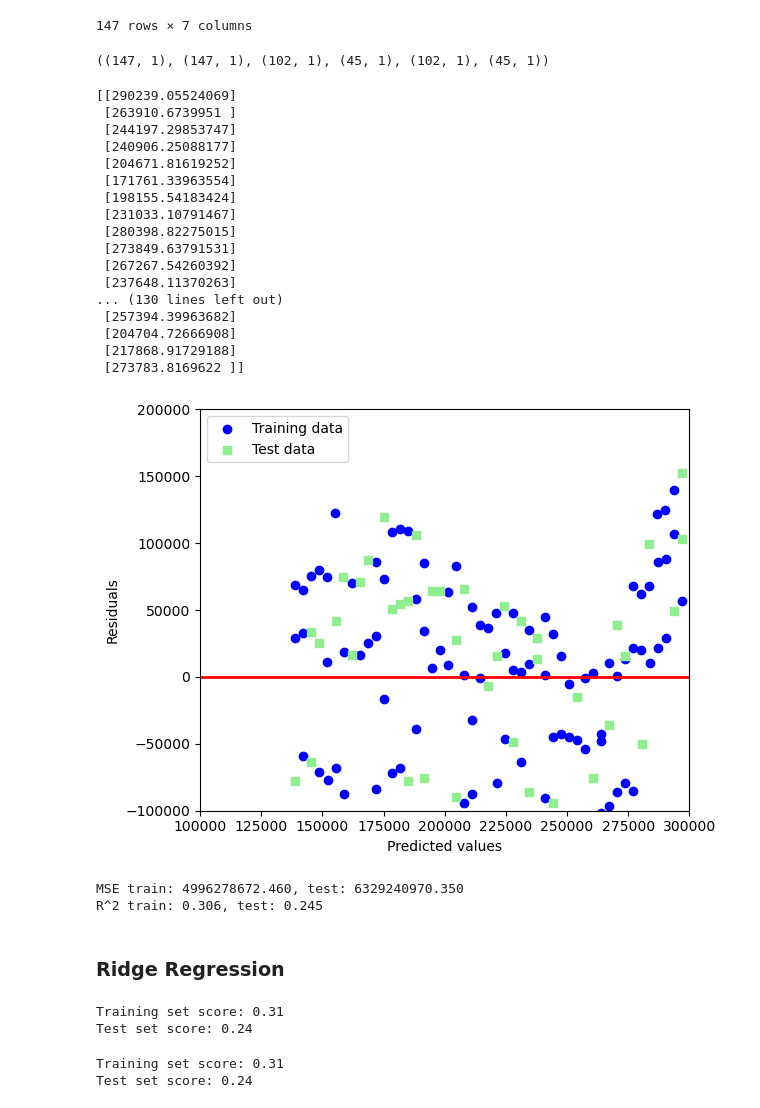
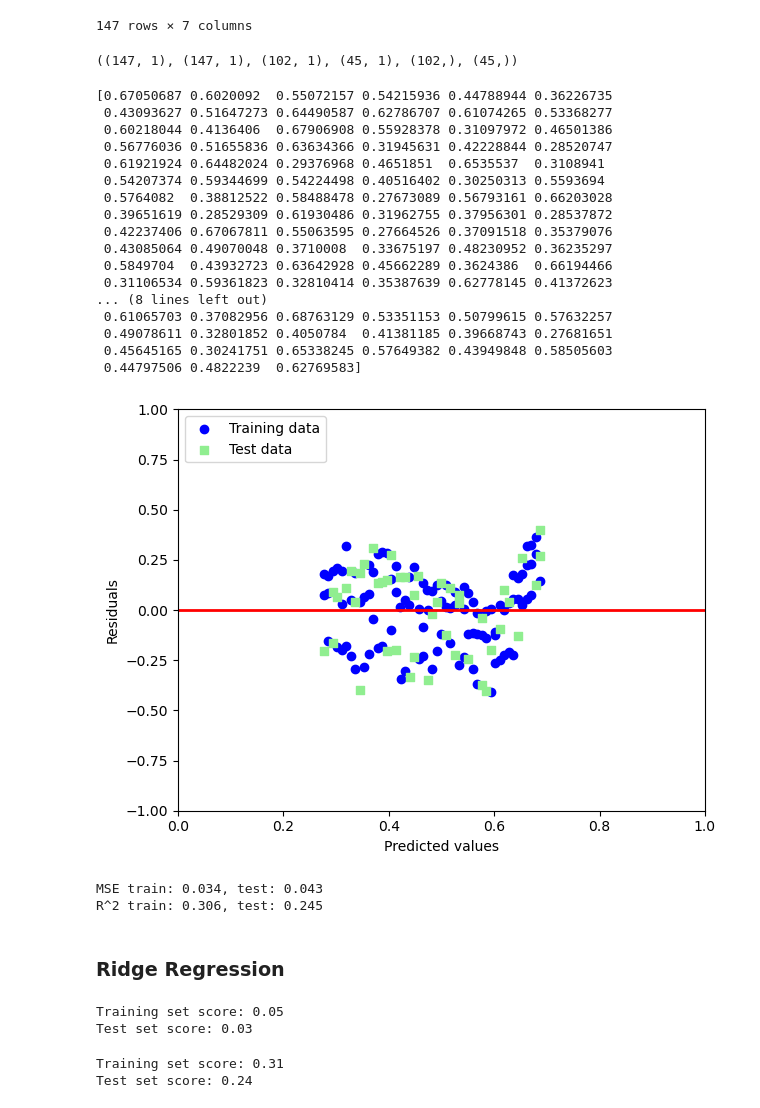
Before and after one commit to CCT-Dublin/ca1-claireobrien00, a Jupyter notebook: Passenger Movement Final.ipynb, the cells around one changed output. Cells and saved outputs as stored; diff of their text form; code cells hidden in the pictures.

```diff
--- a/Passenger Movement Final.ipynb
+++ b/Passenger Movement Final.ipynb
@@ -909,12 +969,12 @@ y_std =  scaler_y.fit_transform(y)
 y_std = np.reshape(y_std, len(y_std))
 
 # Split the data into 70% and 30% by using a parameter test_size = 30
-X_train, X_test, y_train, y_test = train_test_split(X, y, test_size = 0.3, random_state = 0)
+X_train, X_test, y_train, y_test = train_test_split(X_std, y_std, test_size = 0.3, random_state = 0)
 
 # Display the size of the rows and columns
 X.shape, y.shape, X_train.shape, X_test.shape, y_train.shape, y_test.shape
 # %% [output]
-((147, 1), (147, 1), (102, 1), (45, 1), (102, 1), (45, 1))
+((147, 1), (147, 1), (102, 1), (45, 1), (102,), (45,))
 # %%
 # Initialise an object slr by calling a method named as 'LinearRegression()'
 slr = LinearRegression()
@@ -942,39 +1002,39 @@ y_test_pred = slr.predict(X_test)
 # Display the values of y_train_pred and y_test_pred
 print(y_train_pred, '\t', y_test_pred)
 # %% [output]
-[[290239.05524069]
- [263910.6739951 ]
- [244197.29853747]
- [240906.25088177]
- [204671.81619252]
- [171761.33963554]
- [198155.54183424]
- [231033.10791467]
- [280398.82275015]
- [273849.63791531]
- [267267.54260392]
- [237648.11370263]
-... (130 lines left out)
- [257394.39963682]
- [204704.72666908]
- [217868.91729188]
- [273783.8169622 ]]
+[0.67050687 0.6020092  0.55072157 0.54215936 0.44788944 0.36226735
+ 0.43093627 0.51647273 0.64490587 0.62786707 0.61074265 0.53368277
+ 0.60218044 0.4136406  0.67906908 0.55928378 0.31097972 0.46501386
+ 0.56776036 0.51655836 0.63634366 0.31945631 0.42228844 0.28520747
+ 0.61921924 0.64482024 0.29376968 0.4651851  0.6535537  0.3108941
+ 0.54207374 0.59344699 0.54224498 0.40516402 0.30250313 0.5593694
+ 0.5764082  0.38812522 0.58488478 0.27673089 0.56793161 0.66203028
+ 0.39651619 0.28529309 0.61930486 0.31962755 0.37956301 0.28537872
+ 0.42237406 0.67067811 0.55063595 0.27664526 0.37091518 0.35379076
+ 0.43085064 0.49070048 0.3710008  0.33675197 0.48230952 0.36235297
+ 0.5849704  0.43932723 0.63642928 0.45662289 0.3624386  0.66194466
+ 0.31106534 0.59361823 0.32810414 0.35387639 0.62778145 0.41372623
+... (8 lines left out)
+ 0.61065703 0.37082956 0.68763129 0.53351153 0.50799615 0.57632257
+ 0.49078611 0.32801852 0.4050784  0.41381185 0.39668743 0.27681651
+ 0.45645165 0.30241751 0.65338245 0.57649382 0.43949848 0.58505603
+ 0.44797506 0.4822239  0.62769583]
 # %%
 # Display the graph for the training and testing of the data
 plt.scatter(y_train_pred,  y_train_pred - y_train, c = 'blue', marker = 'o', label = 'Training data')
 plt.scatter(y_test_pred,  y_test_pred - y_test, c = 'lightgreen', marker = 's', label = 'Test data')
 plt.xlabel('Predicted values')
 plt.ylabel('Residuals')
 plt.legend(loc = 'upper left')
 plt.hlines(y = 0, xmin = -0, xmax = 500000, lw = 2, color = 'red')
-plt.xlim([100000, 300000])
-plt.ylim([-100000, 200000])
+plt.xlim([0, 1])
+plt.ylim([-1, 1])
 plt.tight_layout()
 #why not plotting?
 # plt.savefig('./figures/slr_residuals.png', dpi=300)
 plt.show()
 # %% [output]
-[figure, old version]
+[figure, new version]
 # %%
 # Calculate the r2_score and mean squared error
 from sklearn.metrics import r2_score
@@ -984,7 +1044,7 @@ from sklearn.metrics import mean_squared_error
 print('MSE train: %.3f, test: %.3f' % (mean_squared_error(y_train, y_train_pred), mean_squared_error(y_test, y_test_pred)))
 print('R^2 train: %.3f, test: %.3f' % (r2_score(y_train, y_train_pred), r2_score(y_test, y_test_pred)))
 # %% [output]
-MSE train: 4996278672.460, test: 6329240970.350
+MSE train: 0.034, test: 0.043
 R^2 train: 0.306, test: 0.245
 # %% [markdown]
 ### Ridge Regression
@@ -997,8 +1057,8 @@ ridge10 = Ridge(alpha = 100).fit(X_train, y_train)
 print("Training set score: {:.2f}".format(ridge10.score(X_train, y_train)))
 print("Test set score: {:.2f}".format(ridge10.score(X_test, y_test)))
 # %% [output]
-Training set score: 0.31
-Test set score: 0.24
+Training set score: 0.05
+Test set score: 0.03
 # %%
 # alpha = 0.1 is a parameter using a fit() method
 ridge01 = Ridge(alpha = 0.1).fit(X_train, y_train)
```
Also changed, not shown: parts of 68 cells of this notebook, 7 other files.
